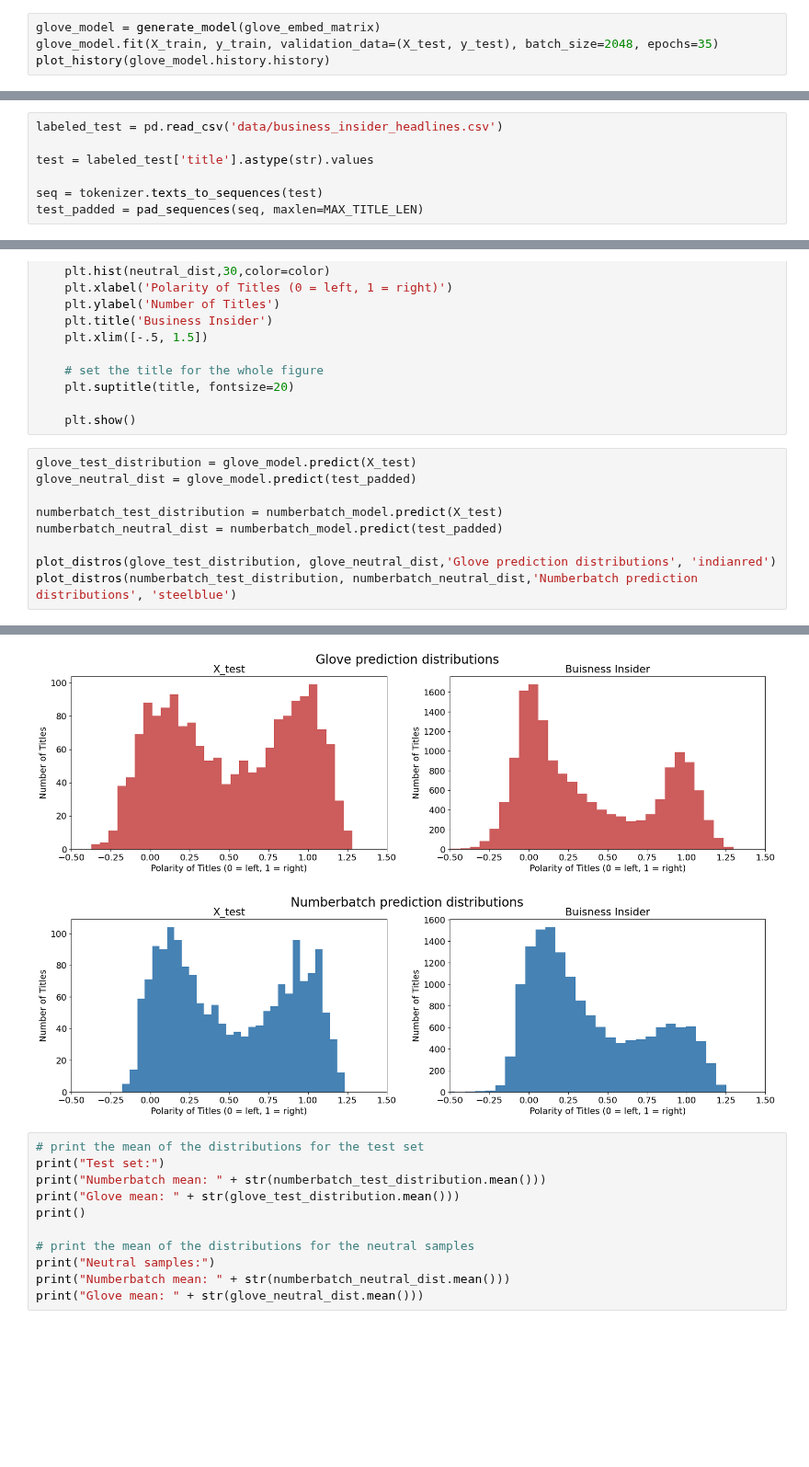
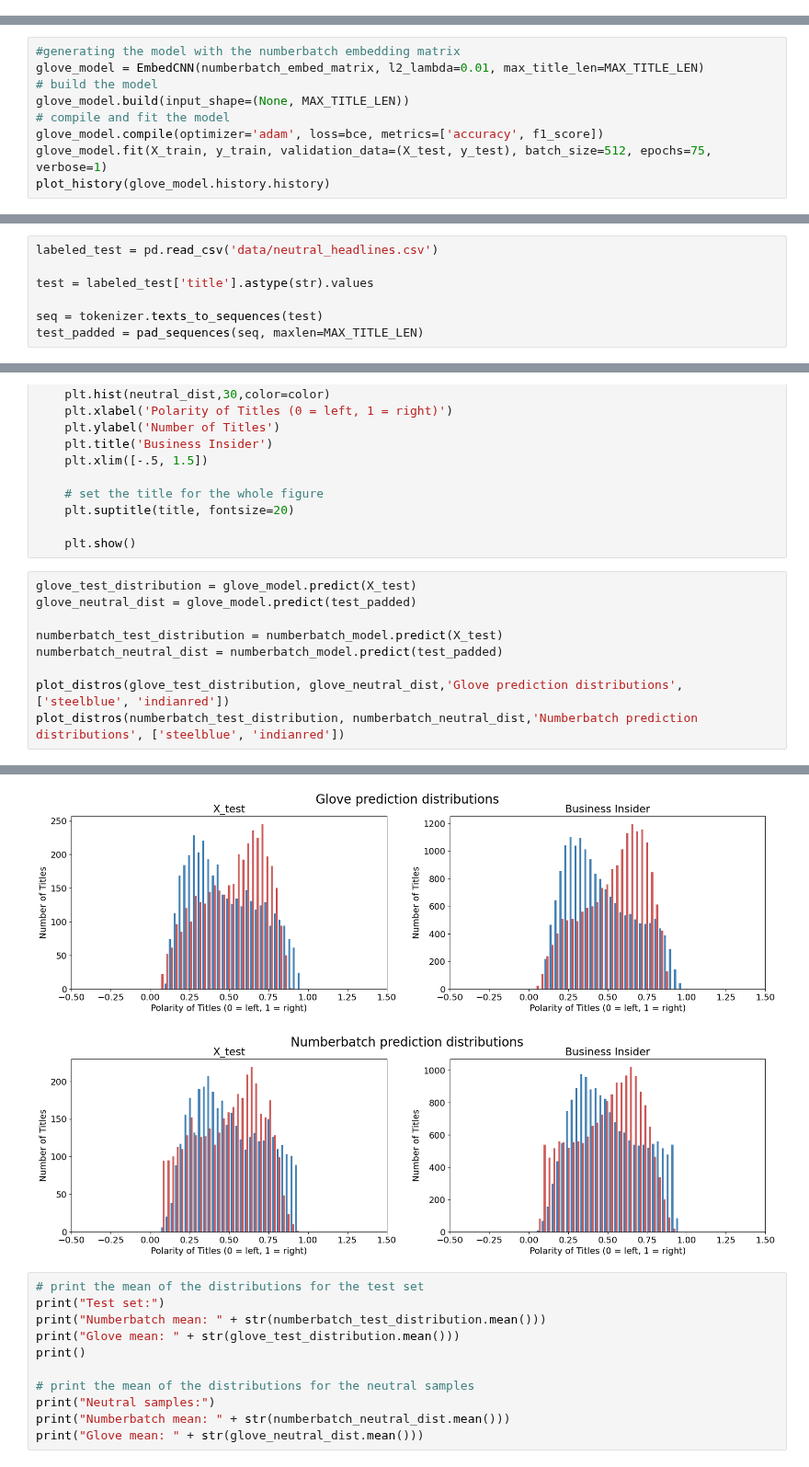
Before and after one commit to EliasLMann/pol-embed-bias, a Jupyter notebook: main.ipynb, the cells around one changed output, grey strips where cells are left out. Shown at 92% size. Cells and saved outputs as stored; diff of their text form; blank space fills up the shorter version.

Commit message:
generated glove embedding matrix, trained glove model, generated preliminaty visualizations

```diff
--- a/main.ipynb
+++ b/main.ipynb
@@ -399,7 +399,3 @@ with open(glove_pickle_file, 'rb') as f:
     print(f"Embedding matrix loaded from {glove_pickle_file}")
 # %% [output]
 Embedding matrix loaded from embeddings/glove_matrix.pickle
-# %%
-glove_model = generate_model(glove_embed_matrix)
-glove_model.fit(X_train, y_train, validation_data=(X_test, y_test), batch_size=2048, epochs=35)
-plot_history(glove_model.history.history)
@@ -424,0 +402,9 @@ Epoch 35/35
+# %%
+#generating the model with the numberbatch embedding matrix
+glove_model = EmbedCNN(numberbatch_embed_matrix, l2_lambda=0.01, max_title_len=MAX_TITLE_LEN)
+# build the model
+glove_model.build(input_shape=(None, MAX_TITLE_LEN))
+# compile and fit the model
+glove_model.compile(optimizer='adam', loss=bce, metrics=['accuracy', f1_score])
+glove_model.fit(X_train, y_train, validation_data=(X_test, y_test), batch_size=512, epochs=75, verbose=1)
+plot_history(glove_model.history.history)
@@ -425,5 +430,5 @@ Epoch 35/35
 # %%
-labeled_test = pd.read_csv('data/business_insider_headlines.csv')
+labeled_test = pd.read_csv('data/neutral_headlines.csv')
 
 test = labeled_test['title'].astype(str).values
 
@@ -461,6 +466,6 @@ glove_neutral_dist = glove_model.predict(test_padded)
 numberbatch_test_distribution = numberbatch_model.predict(X_test)
 numberbatch_neutral_dist = numberbatch_model.predict(test_padded)
 
-plot_distros(glove_test_distribution, glove_neutral_dist,'Glove prediction distributions', 'indianred')
-plot_distros(numberbatch_test_distribution, numberbatch_neutral_dist,'Numberbatch prediction distributions', 'steelblue')
+plot_distros(glove_test_distribution, glove_neutral_dist,'Glove prediction distributions', ['steelblue', 'indianred'])
+plot_distros(numberbatch_test_distribution, numberbatch_neutral_dist,'Numberbatch prediction distributions', ['steelblue', 'indianred'])
 # %% [output]
@@ -467,5 +476,5 @@ plot_distros(numberbatch_test_distribution, numberbatch_neutral_dist,'Numberbatc
-[figure, old version]
+[figure, new version]
-[figure, old version]
+[figure, new version]
 # %%
 # print the mean of the distributions for the test set
 print("Test set:")
```
Also changed, not shown: parts of 9 cells of this notebook, 1 other file.
